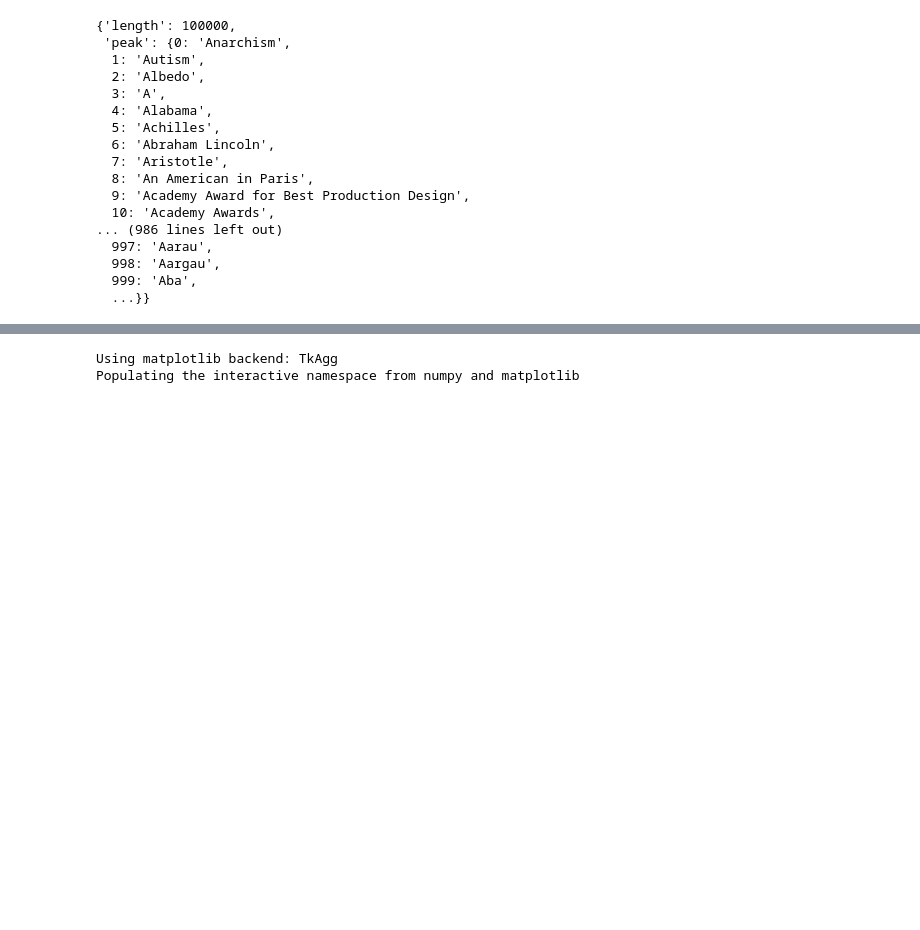
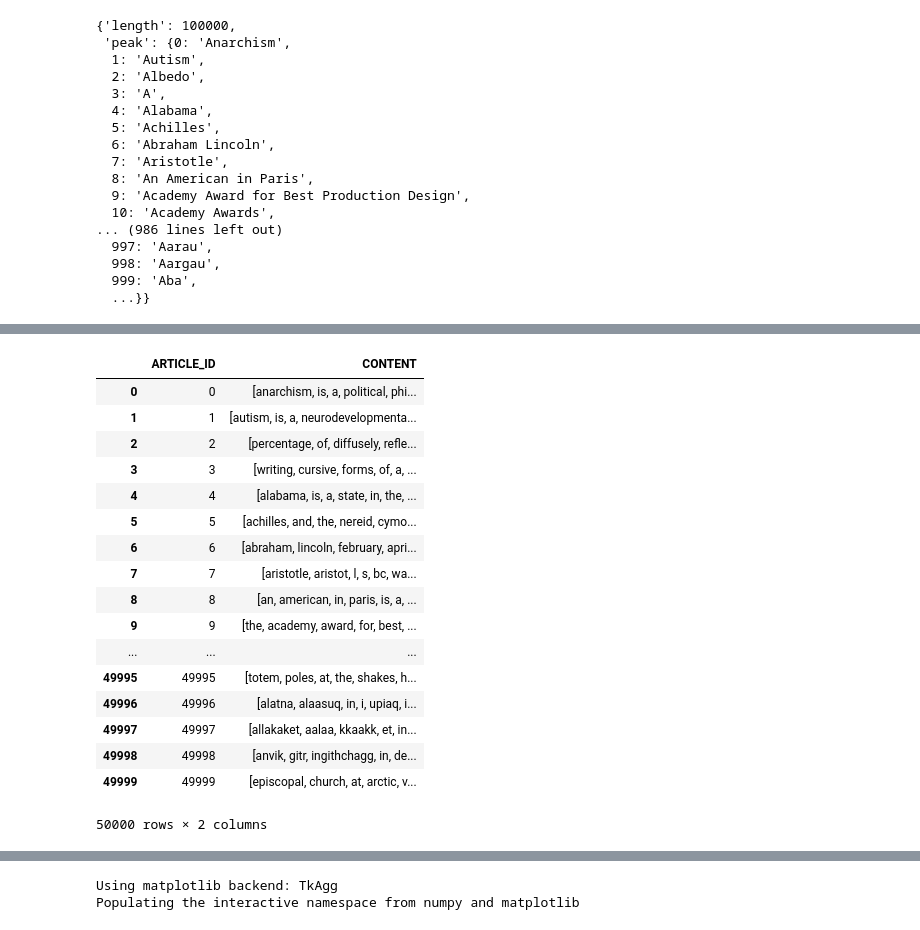
Before and after one commit to mamerisawesome/wikiextract, a Jupyter notebook: notebooks/Read Wikipedia Kaggle SQLite.ipynb, the cells around one changed output, grey strips where cells are left out. Cells and saved outputs as stored; diff of their text form; code cells hidden in the pictures; blank space fills up the shorter version.

```diff
--- a/notebooks/Read Wikipedia Kaggle SQLite.ipynb
+++ b/notebooks/Read Wikipedia Kaggle SQLite.ipynb
@@ -91,0 +98,35 @@ df[['CONTENT']][:3]
+# %%
+import re
+clean_data = []
+for idx, row in df.iterrows():
+    clean_text = re.sub("[^a-zA-Z]+", " ", row["CONTENT"])
+    split_text = clean_text.lower()
+    split_text = split_text.split(" ")
+    split_text = [t for t in split_text if t]
+    clean_data += [{
+        "ARTICLE_ID": row["ARTICLE_ID"],
+        "CONTENT": split_text
+    }]
+# %%
+clean_df = pd.DataFrame(clean_data)
+# %%
+clean_df
+# %% [output]
+|  | ARTICLE_ID | CONTENT |
+| 0 | 0 | [anarchism, is, a, political, phi... |
+| 1 | 1 | [autism, is, a, neurodevelopmenta... |
+| 2 | 2 | [percentage, of, diffusely, refle... |
+| 3 | 3 | [writing, cursive, forms, of, a, ... |
+| 4 | 4 | [alabama, is, a, state, in, the, ... |
+| 5 | 5 | [achilles, and, the, nereid, cymo... |
+| 6 | 6 | [abraham, lincoln, february, apri... |
+| 7 | 7 | [aristotle, aristot, l, s, bc, wa... |
+| 8 | 8 | [an, american, in, paris, is, a, ... |
+| 9 | 9 | [the, academy, award, for, best, ... |
+| ... | ... | ... |
+| 49995 | 49995 | [totem, poles, at, the, shakes, h... |
+| 49996 | 49996 | [alatna, alaasuq, in, i, upiaq, i... |
+| 49997 | 49997 | [allakaket, aalaa, kkaakk, et, in... |
+| 49998 | 49998 | [anvik, gitr, ingithchagg, in, de... |
+| 49999 | 49999 | [episcopal, church, at, arctic, v... |
+50000 rows × 2 columns
```
Also changed, not shown: parts of 11 cells of this notebook, 1 other file.
